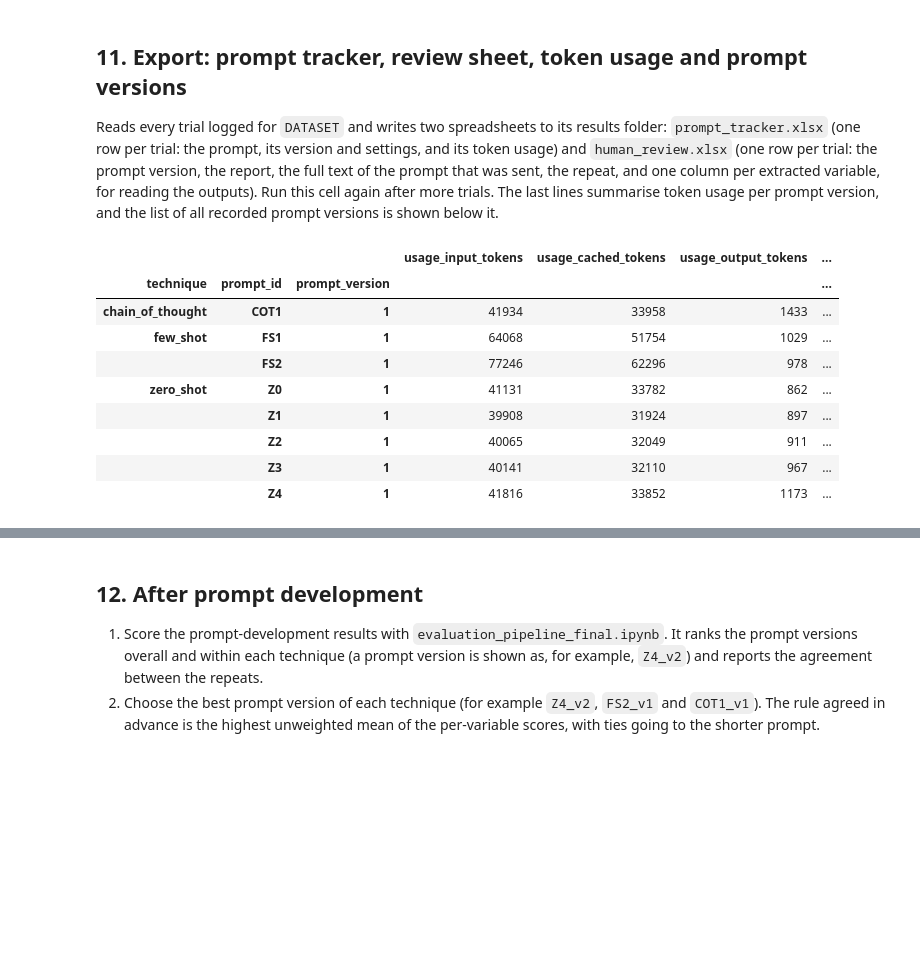
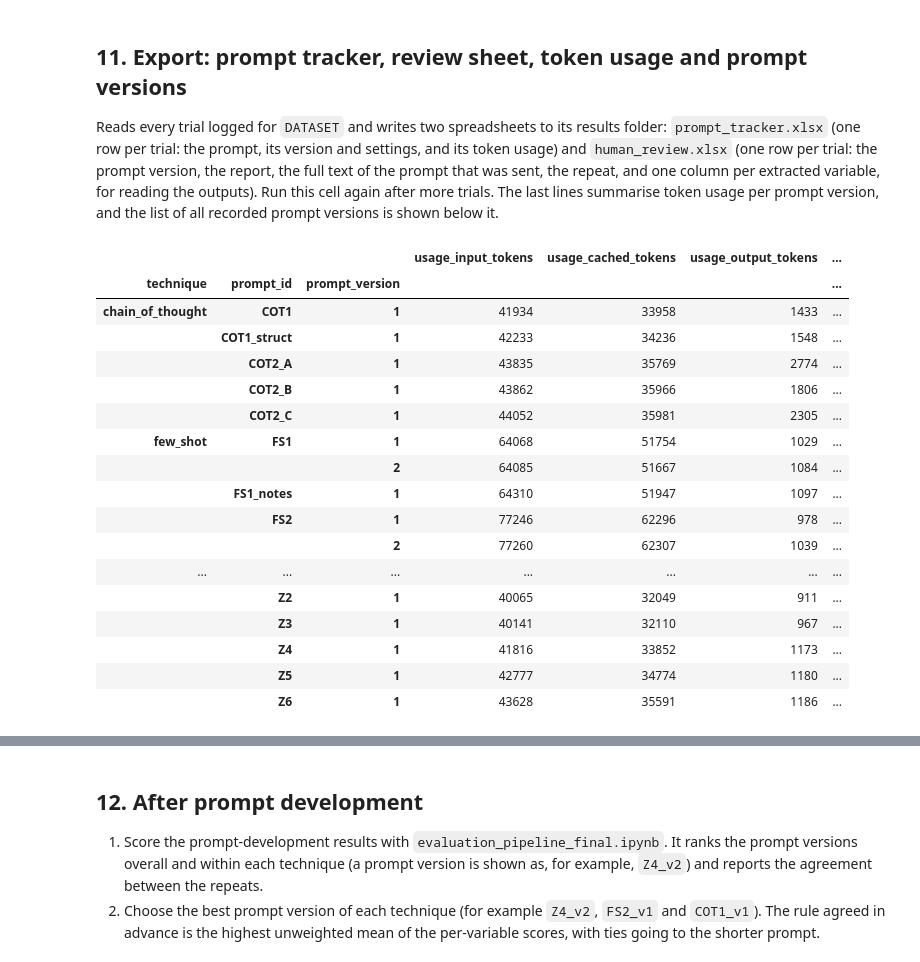
Before and after one commit to prerna-roy/dissertation, a Jupyter notebook: prompting_pipeline_final.ipynb, the cells around one changed output, grey strips where cells are left out. Saved outputs shown, nothing was run; the diff lists cells and outputs as text; code cells hidden in the pictures; blank space fills up the shorter version.

Commit message:
PD round 2: Z5, Z6, FS1, FS2 (reruns), FS1_notes, FS2_notes, FS2_pairs, COT1_struct, COT2_A, COT2_B, COT2_C

```diff
--- a/prompting_pipeline_final.ipynb
+++ b/prompting_pipeline_final.ipynb
@@ -1427,8 +1317,7 @@ FS1 gives one worked example and FS2 gives two. Each prompt has its own instruct
 
 The notes and pairs are in `EXAMPLE_NOTES` and `CONTRASTIVE_PAIRS` below. FS1 and FS2 are unchanged in wording; their worked examples were corrected on 24 October 2026 (see the note above Section 9.6), which is why their next run is recorded as version 2.
 # %%
-# Notes on the worked examples (used by the prompts with "notes": True). A note explains the hard decisions of one example; it is
-# placed in the user message that follows the example, before the next PDF, so the assistant message stays the bare answer.
+# Notes on the worked examples (used by the prompts with "notes": True). A note explains the hard decisions of one example; it is placed in the user message that follows the example, before the next PDF, so the assistant message stays the bare answer.
 EXAMPLE_NOTES = [
     "Notes on the example answer above:\n- sex is \"Male\": the report uses \"Mr\" and \"he\".\n- age_at_death is \"43\": digits only.\n- intellectual_disability_flag is null: the report does not address it.\n- mental_health_flag is true: chronic and paranoid schizophrenia are documented.\n- substance_use_flag is true: the report documents abuse of alcohol and multiple drugs.\n- custody_served_flag is true: the deceased was in the lawful custody of Corrective Services NSW at the time of death.\n- domestic_violence_flag is true: the report describes an arrest and charges for domestic violence offences.\n- non_english_speaker_flag and use_of_interpreters_flag are null: the report does not address them.\n- country_of_birth is \"Australia\": the report gives a place of birth in Australia (Dubbo), which is enough without the country being named.\n- preventable_death_flag is null: the coroner does not state whether the death was preventable.\n- place_of_residence and profession are \"\": the report does not state them.",
     "Notes on the example answer above:\n- sex is \"Male\": the report uses \"Mr\" and \"he\".\n- mental_health_flag is true: depression, bipolar disorder and delusional disorder are documented.\n- substance_use_flag is true: the report describes excessive drinking and smoking and treatment for alcohol misuse.\n- custody_served_flag is true: the deceased died in the lawful custody of the NSW Police Force.\n- domestic_violence_flag is null: the alleged offence was a property offence; no domestic violence charge, order or statement is given.\n- preventable_death_flag, non_english_speaker_flag and use_of_interpreters_flag are null: the report does not address them.\n- medications is empty: medication is mentioned only in general terms; no medication is named.\n- country_of_birth is \"\": the report does not state it.\n- profession is \"\": the report describes past work (minister) but does not state an occupation at the time of death.\n- coroners_recommendations_summary is \"\": the coroner made no recommendations.",
@@ -1446,8 +1335,7 @@ def prompt_examples(prompt: dict) -> list[dict]:
         prompt: An entry of FEW_SHOT_PROMPTS (keys n_shots, and optionally notes and pairs).
 
     Returns:
-        The first `n_shots` examples. With "notes": True each example carries its note under the key `note`;
-        with "pairs": True the wrong-versus-right pairs are appended to the note of the last example.
+        The first `n_shots` examples. With "notes": True each example carries its note under the key `note`; with "pairs": True the wrong-versus-right pairs are appended to the note of the last example.
     """
     examples = [dict(e) for e in FEW_SHOT_EXAMPLES[:prompt["n_shots"]]]
     if prompt.get("notes"):
@@ -1462,12 +1350,12 @@ def prompt_examples(prompt: dict) -> list[dict]:
 FEW_SHOT_PROMPTS = {
     "FS1": {"flags": Z4_FLAGS, "include_task_core": True, "n_shots": 1},
     "FS2": {"flags": Z4_FLAGS, "include_task_core": True, "n_shots": 2},
-    # new, not yet run (see NOT_YET_RUN)
+    # new prompts, to be run on 24 October 2026
     "FS1_notes": {"flags": Z4_FLAGS, "include_task_core": True, "n_shots": 1, "notes": True},                  # FS1 + a note on the example
     "FS2_notes": {"flags": Z4_FLAGS, "include_task_core": True, "n_shots": 2, "notes": True},                  # FS2 + a note on each example
     "FS2_pairs": {"flags": Z4_FLAGS, "include_task_core": True, "n_shots": 2, "notes": True, "pairs": True},   # FS2_notes + wrong-versus-right pairs
 }
-FEW_SHOT_TO_RUN = [p for p in FEW_SHOT_PROMPTS if p not in NOT_YET_RUN]
+FEW_SHOT_TO_RUN = [p for p in FEW_SHOT_PROMPTS if p not in SKIP]
 if TEST_MODE:        # the test report only needs one prompt per technique to test the pipeline and the agreement metrics
     FEW_SHOT_TO_RUN = ["FS2"]
 print("few-shot prompts to run:", FEW_SHOT_TO_RUN)
@@ -1568,8 +1474,7 @@ def build_cot_messages(system_text: str, user_text: str, file_url: str) -> list[
 
     Layout:
         system:  the instructions (left out when empty)
-        user:    the task text + the request to reason step by step (already
-                 part of `user_text`) + the REPORT, as a PDF link
+        user:    the task text + the request to reason step by step (already part of `user_text`) + the REPORT, as a PDF link
 
     Args:
         system_text: The system message.
@@ -1607,8 +1512,7 @@ def run_cot_trial(report_no: int, prompt_id: str, flags: dict, include_task_core
         dataset: The set the trial belongs to.
         repeat_index: The repeat number of this prompt on this report.
         notes: Free-text note stored with the trial.
-        response_schema: The shape of the answer: ExtractionWithReasoning (a `reasoning` text, then the extraction)
-            or ExtractionWithEvidence (an `evidence` list, then the extraction).
+        response_schema: The shape of the answer: ExtractionWithReasoning (a `reasoning` text, then the extraction) or ExtractionWithEvidence (an `evidence` list, then the extraction).
 
     Returns:
         The saved record, as a dict.
@@ -1620,7 +1524,8 @@ def run_cot_trial(report_no: int, prompt_id: str, flags: dict, include_task_core
     response, seconds = call_model(messages, response_schema)                        # 3. call
     return log_trial(response, seconds, report_no=report_no, dataset=dataset, technique="chain_of_thought",   # 4. log
                      prompt_id=prompt_id, repeat_index=repeat_index, flags=flags, include_task_core=include_task_core,
-                     system_text=system_text, user_text=user_text, use_cot=True, notes=notes)
+                     system_text=system_text, user_text=user_text, use_cot=True, notes=notes,
+                     schema_name=None if response_schema is ExtractionWithReasoning else response_schema.__name__)
 # %% [markdown]
 ### 10.3 The chain-of-thought prompts (edit here)
 
@@ -1651,14 +1556,14 @@ COT2_C_INSTRUCTION = "Complete the `evidence` field first. It is a list with one
 # prompt_id -> the instructions (components), whether the task text is included, the request to reason, and (optionally) the shape of the answer
 COT_PROMPTS = {
     "COT1": {"flags": Z4_FLAGS, "include_task_core": True, "cot_instruction": COT_INSTRUCTION},
-    # new, not yet run (see NOT_YET_RUN)
+    # new prompts, to be run on 24 October 2026
     "COT1_evidence": {"flags": Z4_FLAGS, "include_task_core": True, "cot_instruction": COT_EVIDENCE_INSTRUCTION},                           # Z4 + evidence-first request in the `reasoning` text
     "COT1_struct": {"flags": Z4_FLAGS, "include_task_core": True, "cot_instruction": COT_STRUCT_INSTRUCTION, "schema": ExtractionWithEvidence},  # Z4 + structured `evidence` list
     "COT2_A": {"flags": Z6_FLAGS, "include_task_core": True, "cot_instruction": COT2_A_INSTRUCTION},                                       # cards (Z6) + evidence, card check and value for all 28 variables
     "COT2_B": {"flags": Z6_FLAGS, "include_task_core": True, "cot_instruction": COT2_B_INSTRUCTION},                                       # cards (Z6) + the same for 14 judgement variables only
     "COT2_C": {"flags": Z6_FLAGS, "include_task_core": True, "cot_instruction": COT2_C_INSTRUCTION, "schema": ExtractionWithEvidence},        # cards (Z6) + structured `evidence` list
 }
-COT_TO_RUN = [p for p in COT_PROMPTS if p not in NOT_YET_RUN]
+COT_TO_RUN = [p for p in COT_PROMPTS if p not in SKIP]
 if TEST_MODE:        # the test report only needs one prompt per technique to test the pipeline and the agreement metrics
     COT_TO_RUN = ["COT1"]
 print("chain-of-thought prompts to run:", COT_TO_RUN)
@@ -1755,10 +1669,7 @@ tracker_df.to_excel(dataset_dir(DATASET) / "prompt_tracker.xlsx", index=False)
 def full_prompt_text(row) -> str:
     """Return the full text of the prompt that was sent in one trial, as one string.
 
-    The string holds the system message and the user message. For a few-shot trial,
-    a final line states how many worked examples were sent (the examples are re-sent
-    with every call) and the links of their reports. The text is cut at 32,000
-    characters, the limit of one Excel cell.
+    The string holds the system message and the user message. For a few-shot trial, a final line states how many worked examples were sent (the examples are re-sent with every call) and the links of their reports. The text is cut at 32,000 characters, the limit of one Excel cell.
 
     Args:
         row: One record of the audit log.
@@ -1769,40 +1680,48 @@ def full_prompt_text(row) -> str:
     system = row["system_text"] if "system_text" in row and isinstance(row["system_text"], str) else ""
     user = row["user_text"] if isinstance(row["user_text"], str) else ""
     text = (f"SYSTEM MESSAGE:\n{system}\n\n" if system else "NO SYSTEM MESSAGE\n\n") + f"USER MESSAGE:\n{user}"
     if row["n_shots"] and row["n_shots"] > 0:
         urls = row["example_urls"] if isinstance(row["example_urls"], list) else []
         text += f"\n\n[{int(row['n_shots'])} worked example(s) sent before the report: " + "; ".join(map(str, urls)) + "]"
     return text[:32000]
 
 
 output_df = pd.json_normalize(log_df["output"]).apply(lambda col: col.map(lambda v: "; ".join(map(str, v)) if isinstance(v, list) else v))
 review_df = pd.concat(
     [log_df[["prompt_id", "prompt_version", "report_no"]],
      log_df.apply(full_prompt_text, axis=1).rename("prompt_text"),                                  # the full prompt, between report_no and repeat_index
      log_df[["repeat_index", "trial_id", "technique", "n_shots", "notes"]], output_df], axis=1
 ).sort_values(["prompt_id", "prompt_version", "report_no", "repeat_index", "trial_id"])
 with pd.ExcelWriter(dataset_dir(DATASET) / "human_review.xlsx", engine="openpyxl") as _xw:
     review_df.to_excel(_xw, sheet_name="human_review", index=False)
     _ws = _xw.sheets["human_review"]
     _ws.freeze_panes = "A2"
     _ws.column_dimensions["D"].width = 60                                                           # the prompt text sits in column D
 
 # average tokens per trial for each prompt version
 _keys = ["technique", "prompt_id", "prompt_version"]
 token_summary = (log_df.groupby(_keys)[["usage_input_tokens", "usage_cached_tokens", "usage_output_tokens", "usage_total_tokens"]]
                  .mean().round(0).astype(int).assign(trials=log_df.groupby(_keys).size()))
 token_summary
 # %% [output]
 |  |  |  | usage_input_tokens | usage_cached_tokens | usage_output_tokens | ... |
 | technique | prompt_id | prompt_version |  |  |  | ... |
 | chain_of_thought | COT1 | 1 | 41934 | 33958 | 1433 | ... |
+|  | COT1_struct | 1 | 42233 | 34236 | 1548 | ... |
+|  | COT2_A | 1 | 43835 | 35769 | 2774 | ... |
+|  | COT2_B | 1 | 43862 | 35966 | 1806 | ... |
+|  | COT2_C | 1 | 44052 | 35981 | 2305 | ... |
 | few_shot | FS1 | 1 | 64068 | 51754 | 1029 | ... |
+|  |  | 2 | 64085 | 51667 | 1084 | ... |
+|  | FS1_notes | 1 | 64310 | 51947 | 1097 | ... |
 |  | FS2 | 1 | 77246 | 62296 | 978 | ... |
-| zero_shot | Z0 | 1 | 41131 | 33782 | 862 | ... |
-|  | Z1 | 1 | 39908 | 31924 | 897 | ... |
+|  |  | 2 | 77260 | 62307 | 1039 | ... |
+| ... | ... | ... | ... | ... | ... | ... |
 |  | Z2 | 1 | 40065 | 32049 | 911 | ... |
 |  | Z3 | 1 | 40141 | 32110 | 967 | ... |
 |  | Z4 | 1 | 41816 | 33852 | 1173 | ... |
+|  | Z5 | 1 | 42777 | 34774 | 1180 | ... |
+|  | Z6 | 1 | 43628 | 35591 | 1186 | ... |
 # %%
 show_prompt_versions()
 # %% [output]
```
Also changed, not shown: parts of 32 cells of this notebook.
